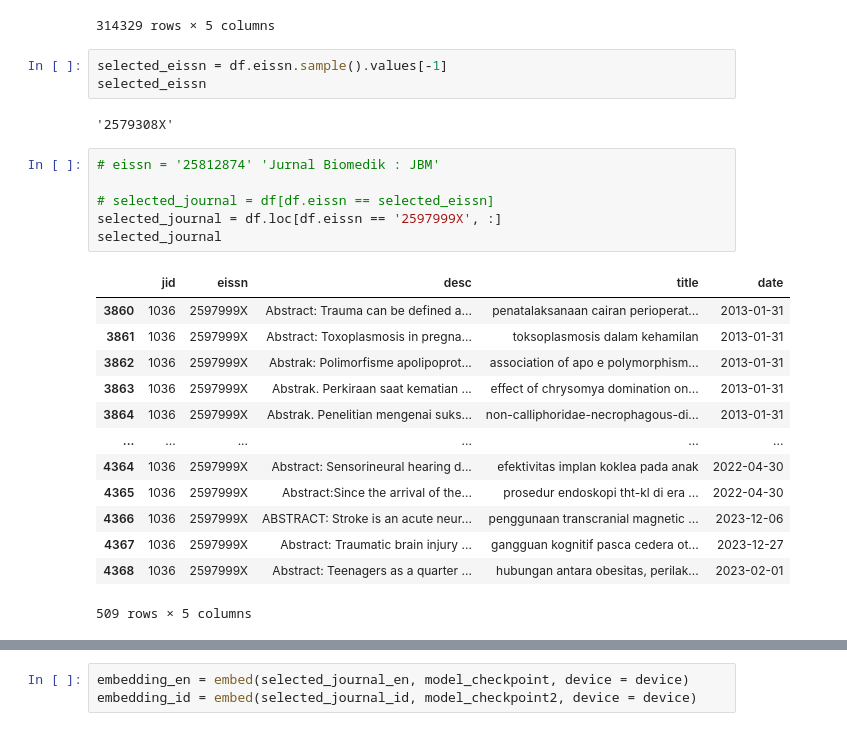
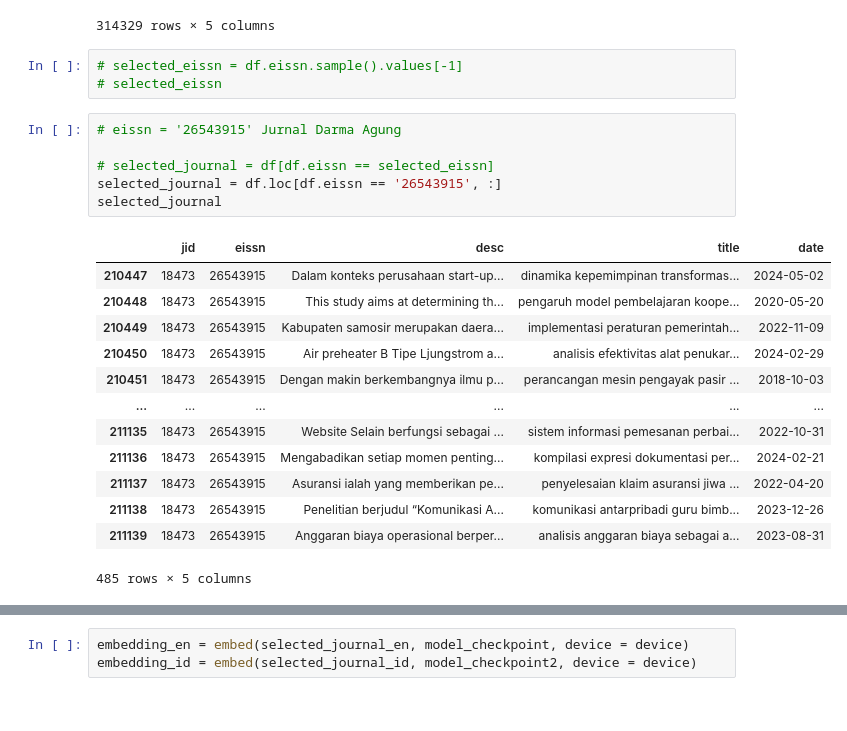
Before and after one commit to rarmnsyah/Journal-Clustering-2, a Jupyter notebook: cluster_pipeline_3.ipynb, the cells around one changed output, grey strips where cells are left out. Saved outputs shown, nothing was run; the diff lists cells and outputs as text.

```diff
--- a/cluster_pipeline_3.ipynb
+++ b/cluster_pipeline_3.ipynb
@@ -41,30 +41,28 @@ df
 | 348030 | 9996 | 26152835 | The practice of wild animal capti... | assessment of spotted deer welfar... | 2024-06-13 |
 314329 rows × 5 columns
 # %%
-selected_eissn = df.eissn.sample().values[-1]
-selected_eissn
+# selected_eissn = df.eissn.sample().values[-1]
+# selected_eissn
-# %% [output]
-'2579308X'
 # %%
-# eissn = '25812874' 'Jurnal Biomedik : JBM'
+# eissn = '26543915' Jurnal Darma Agung
 
 # selected_journal = df[df.eissn == selected_eissn]
-selected_journal = df.loc[df.eissn == '2597999X', :]
+selected_journal = df.loc[df.eissn == '26543915', :]
 selected_journal
 # %% [output]
 |  | jid | eissn | desc | title | date |
-| 3860 | 1036 | 2597999X | Abstract: Trauma can be defined a... | penatalaksanaan cairan perioperat... | 2013-01-31 |
-| 3861 | 1036 | 2597999X | Abstract: Toxoplasmosis in pregna... | toksoplasmosis dalam kehamilan | 2013-01-31 |
-| 3862 | 1036 | 2597999X | Abstrak: Polimorfisme apolipoprot... | association of apo e polymorphism... | 2013-01-31 |
-| 3863 | 1036 | 2597999X | Abstrak. Perkiraan saat kematian ... | effect of chrysomya domination on... | 2013-01-31 |
-| 3864 | 1036 | 2597999X | Abstrak. Penelitian mengenai suks... | non-calliphoridae-necrophagous-di... | 2013-01-31 |
+| 210447 | 18473 | 26543915 | Dalam konteks perusahaan start-up... | dinamika kepemimpinan transformas... | 2024-05-02 |
+| 210448 | 18473 | 26543915 | This study aims at determining th... | pengaruh model pembelajaran koope... | 2020-05-20 |
+| 210449 | 18473 | 26543915 | Kabupaten samosir merupakan daera... | implementasi peraturan pemerintah... | 2022-11-09 |
+| 210450 | 18473 | 26543915 | Air preheater B Tipe Ljungstrom a... | analisis efektivitas alat penukar... | 2024-02-29 |
+| 210451 | 18473 | 26543915 | Dengan makin berkembangnya ilmu p... | perancangan mesin pengayak pasir ... | 2018-10-03 |
 | ... | ... | ... | ... | ... | ... |
-| 4364 | 1036 | 2597999X | Abstract: Sensorineural hearing d... | efektivitas implan koklea pada anak | 2022-04-30 |
-| 4365 | 1036 | 2597999X | Abstract:Since the arrival of the... | prosedur endoskopi tht-kl di era ... | 2022-04-30 |
-| 4366 | 1036 | 2597999X | ABSTRACT: Stroke is an acute neur... | penggunaan transcranial magnetic ... | 2023-12-06 |
-| 4367 | 1036 | 2597999X | Abstract: Traumatic brain injury ... | gangguan kognitif pasca cedera ot... | 2023-12-27 |
-| 4368 | 1036 | 2597999X | Abstract: Teenagers as a quarter ... | hubungan antara obesitas, perilak... | 2023-02-01 |
+| 211135 | 18473 | 26543915 | Website Selain berfungsi sebagai ... | sistem informasi pemesanan perbai... | 2022-10-31 |
+| 211136 | 18473 | 26543915 | Mengabadikan setiap momen penting... | kompilasi expresi dokumentasi per... | 2024-02-21 |
+| 211137 | 18473 | 26543915 | Asuransi ialah yang memberikan pe... | penyelesaian klaim asuransi jiwa ... | 2022-04-20 |
+| 211138 | 18473 | 26543915 | Penelitian berjudul “Komunikasi A... | komunikasi antarpribadi guru bimb... | 2023-12-26 |
+| 211139 | 18473 | 26543915 | Anggaran biaya operasional berper... | analisis anggaran biaya sebagai a... | 2023-08-31 |
-509 rows × 5 columns
+485 rows × 5 columns
 # %%
 selected_journal['data_cleaned'] = selected_journal.desc.apply(preprocess_text)
 selected_journal['data_cleaned'] = selected_journal.loc[:, ['title', 'data_cleaned']].apply(lambda x : '{} {}'.format(x[0], x[1]), axis = 1)
```
Also changed, not shown: parts of 26 cells of this notebook, 5 other files.
